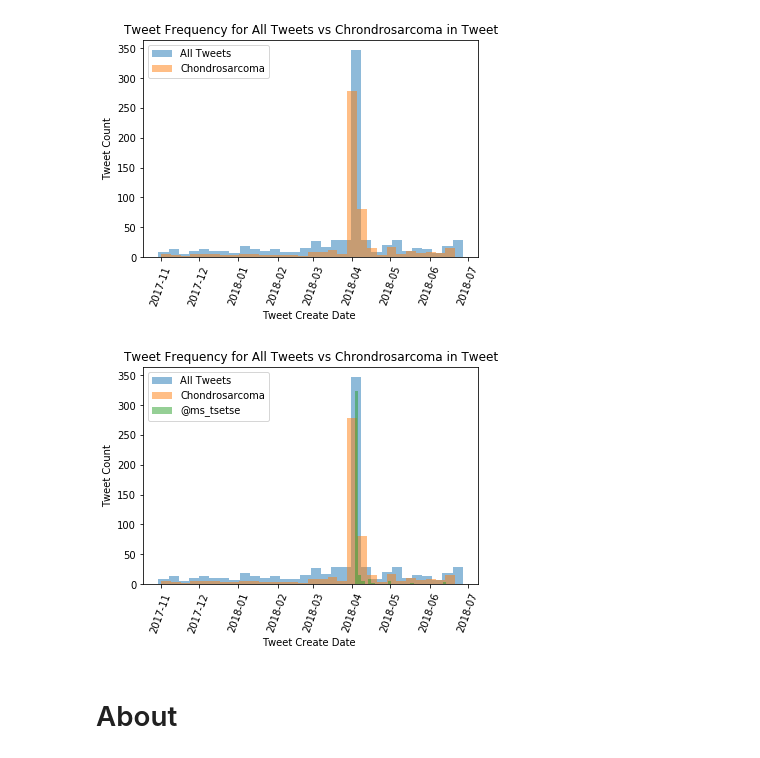
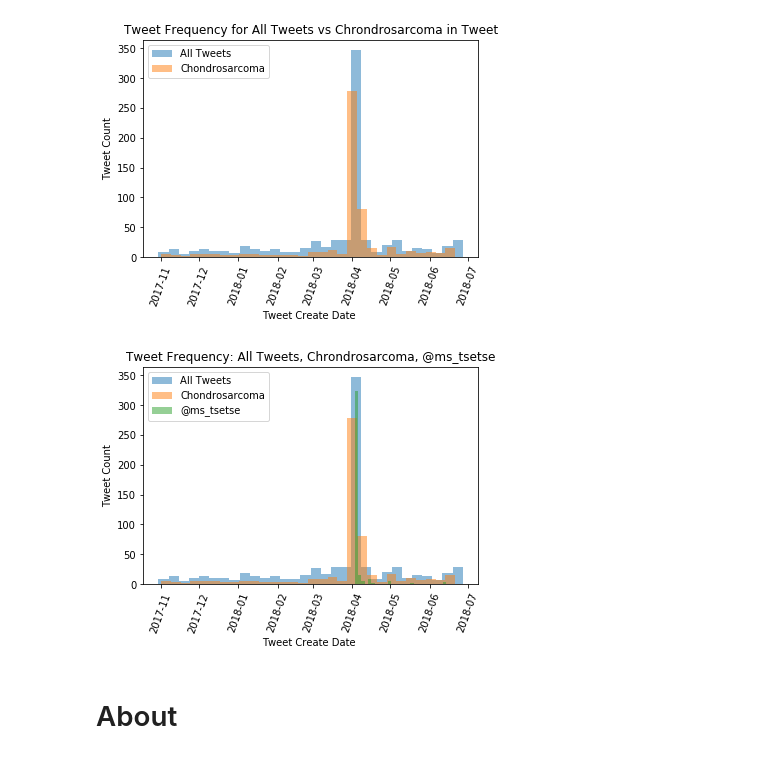
Before and after one commit to csmyth76/twitter-analysis, a Jupyter notebook: Twitter Analysis.ipynb, the cells around one changed output. Cells and saved outputs as stored; diff of their text form; code cells hidden in the pictures.

```diff
--- a/Twitter Analysis.ipynb
+++ b/Twitter Analysis.ipynb
@@ -337,23 +337,23 @@ pyplot.show()
 # %%
 dates_tsetse_raw = df_raw.loc[df_raw['body'].str.contains('@ms_tsetse',
                                             flags=re.IGNORECASE,
                                             regex=True)]['createdAt']
 dates_tsetse = get_sorted_dates(dates_tsetse_raw)
 x = dates_all
 y = dates_chondro
 z = dates_tsetse
 bins = 30
 pyplot.hist(x, bins, alpha=0.5, label='All Tweets')
 pyplot.hist(y, bins, alpha=0.5, label='Chondrosarcoma')
 pyplot.hist(z, bins, alpha=0.5, label='@ms_tsetse')
 pyplot.legend(loc='upper left')
 pyplot.xticks(rotation = 70)
-pyplot.title('Tweet Frequency for All Tweets vs Chrondrosarcoma in Tweet')
+pyplot.title('Tweet Frequency: All Tweets, Chrondrosarcoma, @ms_tsetse')
 pyplot.ylabel('Tweet Count')
 pyplot.xlabel('Tweet Create Date ')
 pyplot.show()
 # %% [output]
-[figure, old version]
+[figure, new version]
 # %% [markdown]
 # About
 # %% [markdown]
```
